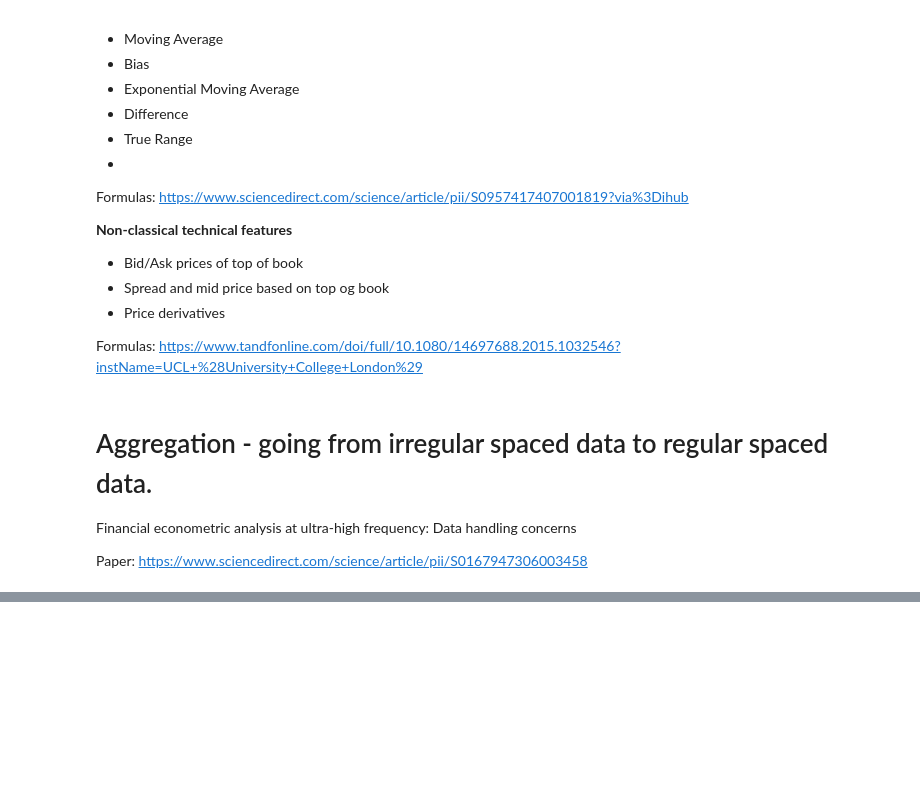
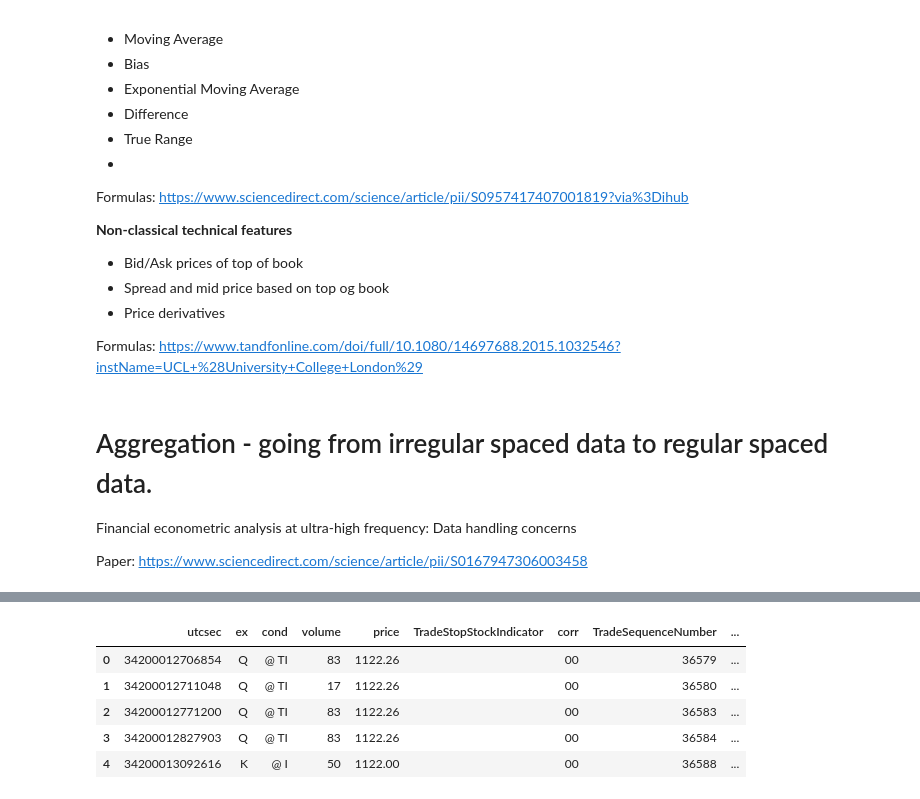
Before and after one commit to KristianLN/Thesis_UCPH, a Jupyter notebook: CrunchTAQ.ipynb, the cells around one changed output, grey strips where cells are left out. Saved outputs shown, nothing was run; the diff lists cells and outputs as text; code cells hidden in the pictures; blank space fills up the shorter version.

```diff
--- a/CrunchTAQ.ipynb
+++ b/CrunchTAQ.ipynb
@@ -586,0 +649,10 @@ Paper: https://www.sciencedirect.com/science/article/pii/S0167947306003458
+# %%
+testTrade = tradeData[((tradeData.Hour>=9)&(tradeData.Minute>=30))&((tradeData.Hour<16))].sort_values('utcsec',ascending=True).reset_index(drop=True)
+testTrade.head()
+# %% [output]
+|  | utcsec | ex | cond | volume | price | TradeStopStockIndicator | corr | TradeSequenceNumber | ... |
+| 0 | 34200012706854 | Q | @ TI | 83 | 1122.26 |  | 00 | 36579 | ... |
+| 1 | 34200012711048 | Q | @ TI | 17 | 1122.26 |  | 00 | 36580 | ... |
+| 2 | 34200012771200 | Q | @ TI | 83 | 1122.26 |  | 00 | 36583 | ... |
+| 3 | 34200012827903 | Q | @ TI | 83 | 1122.26 |  | 00 | 36584 | ... |
+| 4 | 34200013092616 | K | @ I | 50 | 1122.00 |  | 00 | 36588 | ... |
```
Also changed, not shown: parts of 19 cells of this notebook.
